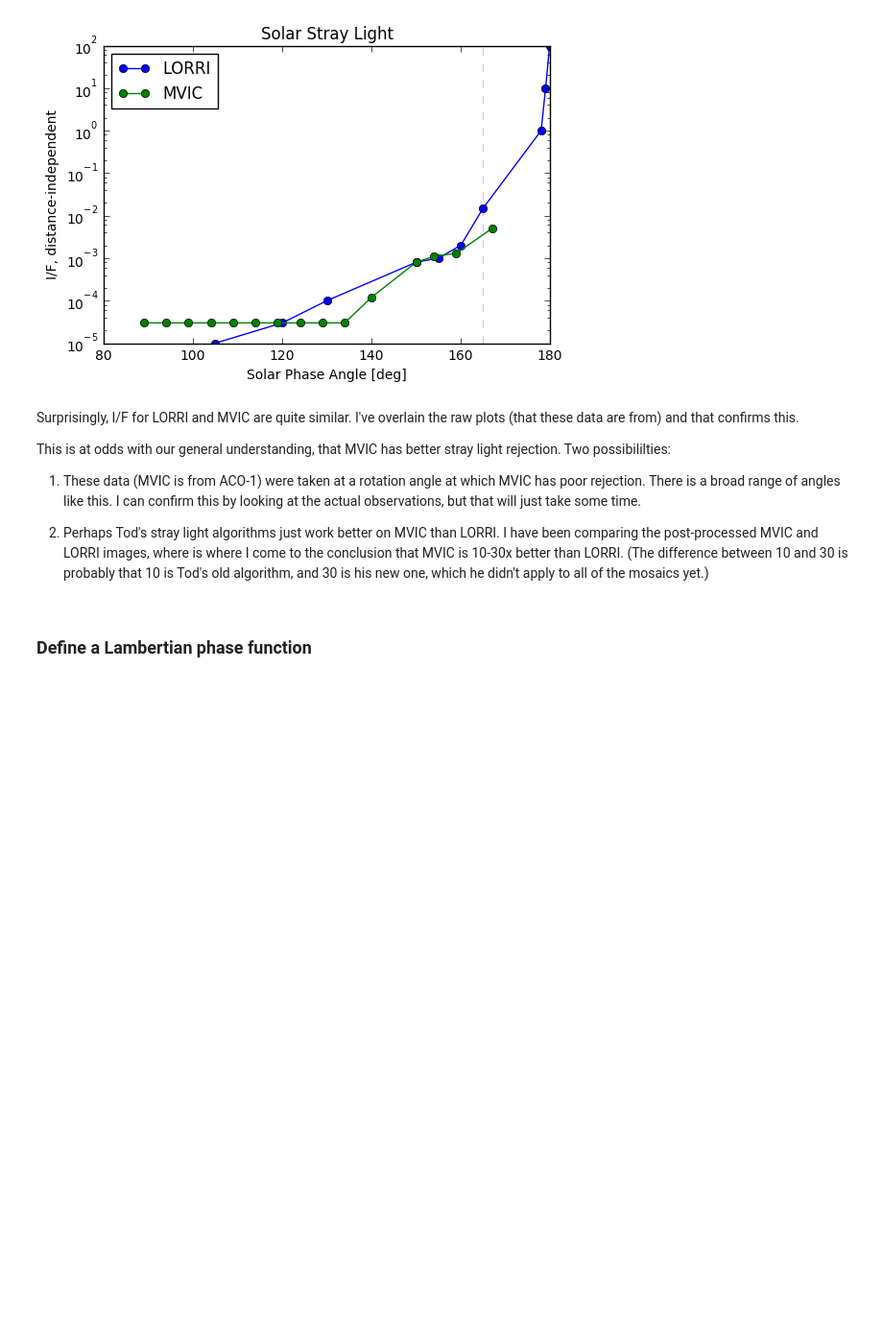
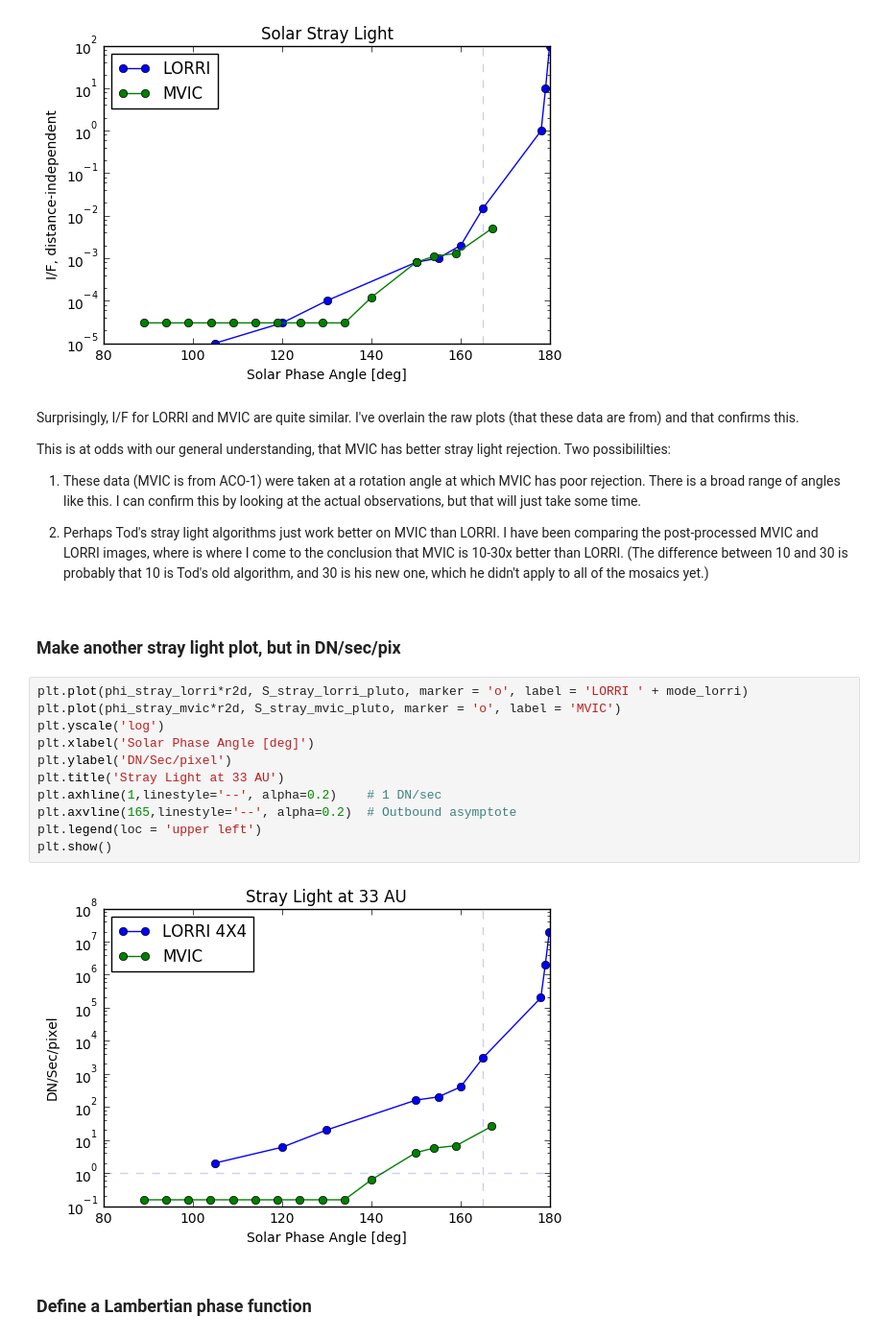
Before and after one commit to henrythroop/NH_Jring, a Jupyter notebook: KEM KBO Planning.ipynb, the cells around one changed output. Shown: that part at 96% size. Drawn from its saved outputs; the diff is of its cells as text; blank space fills up the shorter version.

```diff
--- a/KEM KBO Planning.ipynb
+++ b/KEM KBO Planning.ipynb
@@ -267,6 +282,21 @@ This is at odds with our general understanding, that MVIC has better stray light
 1. These data (MVIC is from ACO-1) were taken at a rotation angle at which MVIC has poor rejection. There is a broad range of angles like this. I can confirm this by looking at the actual observations, but that will just take some time.
 
 2. Perhaps Tod's stray light algorithms just work better on MVIC than LORRI. I have been comparing the post-processed MVIC and LORRI images, where is where I come to the conclusion that MVIC is 10-30x better than LORRI. (The difference between 10 and 30 is probably that 10 is Tod's old algorithm, and 30 is his new one, which he didn't apply to all of the mosaics yet.)
+# %% [markdown]
+### Make another stray light plot, but in DN/sec/pix
+# %%
+plt.plot(phi_stray_lorri*r2d, S_stray_lorri_pluto, marker = 'o', label = 'LORRI ' + mode_lorri)
+plt.plot(phi_stray_mvic*r2d, S_stray_mvic_pluto, marker = 'o', label = 'MVIC')
+plt.yscale('log')
+plt.xlabel('Solar Phase Angle [deg]')
+plt.ylabel('DN/Sec/pixel')
+plt.title('Stray Light at 33 AU')
+plt.axhline(1,linestyle='--', alpha=0.2)    # 1 DN/sec
+plt.axvline(165,linestyle='--', alpha=0.2)  # Outbound asymptote
+plt.legend(loc = 'upper left')
+plt.show()
+# %% [output]
+[figure, added]
 # %% [markdown]
 ### Define a Lambertian phase function
 # %%
```
Also changed, not shown: parts of 31 cells of this notebook, 1 other file.
